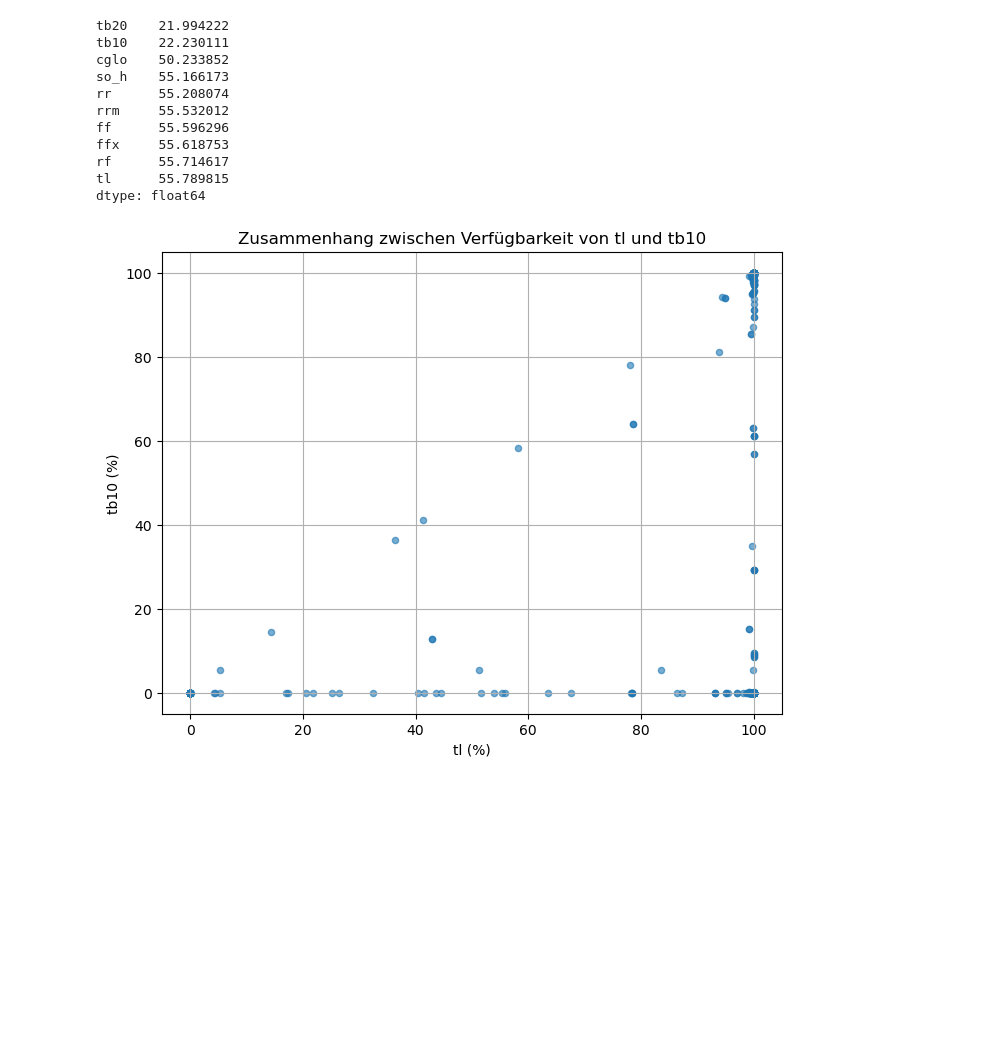
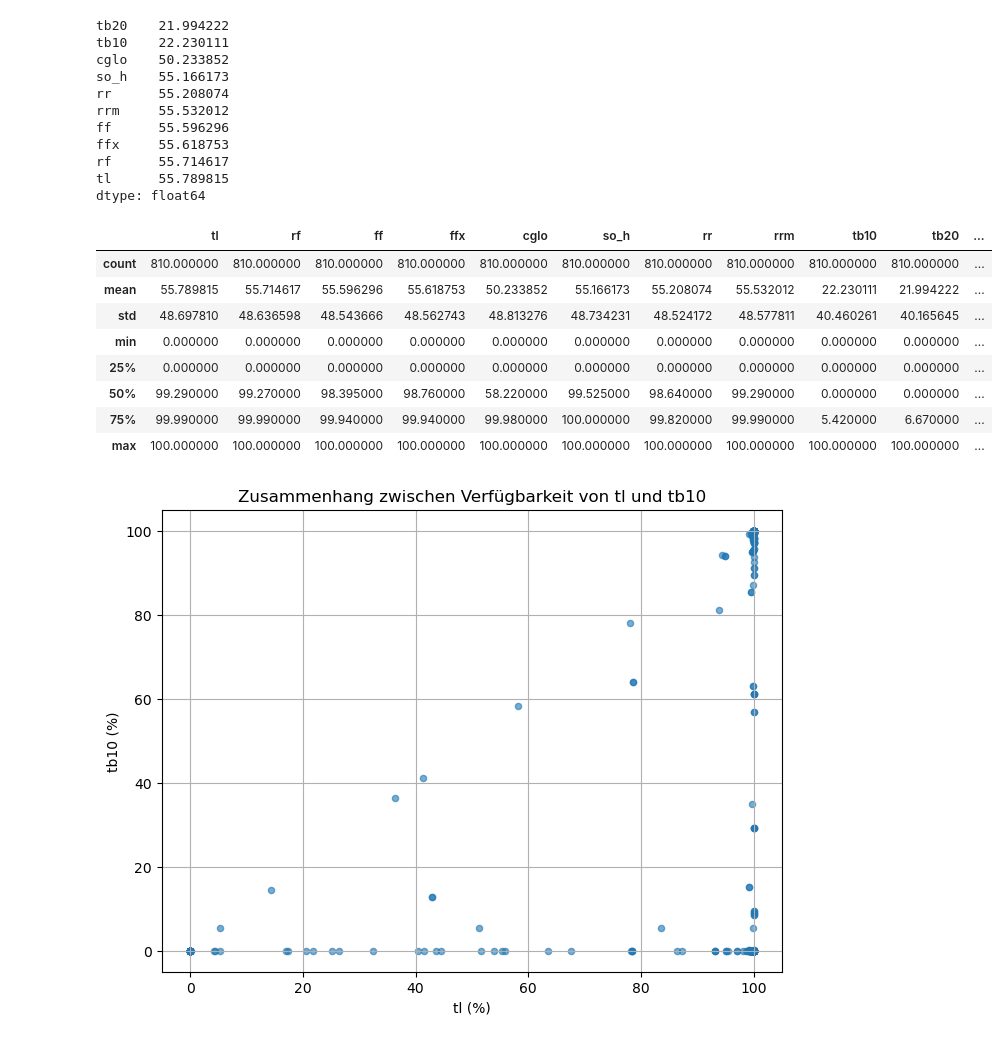
Before and after one commit to johannesgl4d0s/ersatzwerte_project, a Jupyter notebook: notebooks/03_03_weather_data_ecpolration.ipynb, the cells around one changed output. Saved outputs shown, nothing was run; the diff lists cells and outputs as text; code cells hidden in the pictures; blank space fills up the shorter version.

```diff
--- a/notebooks/03_03_weather_data_ecpolration.ipynb
+++ b/notebooks/03_03_weather_data_ecpolration.ipynb
@@ -115,6 +115,18 @@ ffx     55.618753
 rf      55.714617
 tl      55.789815
 dtype: float64
+# %%
+df.describe()
+# %% [output]
+|  | tl | rf | ff | ffx | cglo | so_h | rr | rrm | tb10 | tb20 | ... |
+| count | 810.000000 | 810.000000 | 810.000000 | 810.000000 | 810.000000 | 810.000000 | 810.000000 | 810.000000 | 810.000000 | 810.000000 | ... |
+| mean | 55.789815 | 55.714617 | 55.596296 | 55.618753 | 50.233852 | 55.166173 | 55.208074 | 55.532012 | 22.230111 | 21.994222 | ... |
+| std | 48.697810 | 48.636598 | 48.543666 | 48.562743 | 48.813276 | 48.734231 | 48.524172 | 48.577811 | 40.460261 | 40.165645 | ... |
+| min | 0.000000 | 0.000000 | 0.000000 | 0.000000 | 0.000000 | 0.000000 | 0.000000 | 0.000000 | 0.000000 | 0.000000 | ... |
+| 25% | 0.000000 | 0.000000 | 0.000000 | 0.000000 | 0.000000 | 0.000000 | 0.000000 | 0.000000 | 0.000000 | 0.000000 | ... |
+| 50% | 99.290000 | 99.270000 | 98.395000 | 98.760000 | 58.220000 | 99.525000 | 98.640000 | 99.290000 | 0.000000 | 0.000000 | ... |
+| 75% | 99.990000 | 99.990000 | 99.940000 | 99.940000 | 99.980000 | 100.000000 | 99.820000 | 99.990000 | 5.420000 | 6.670000 | ... |
+| max | 100.000000 | 100.000000 | 100.000000 | 100.000000 | 100.000000 | 100.000000 | 100.000000 | 100.000000 | 100.000000 | 100.000000 | ... |
 # %%
 df.plot.scatter(x="tl", y="tb10", alpha=0.6, figsize=(8, 6))
 plt.title("Zusammenhang zwischen Verfügbarkeit von tl und tb10")
```
Also changed, not shown: parts of 4 cells of this notebook, 2 other files.
